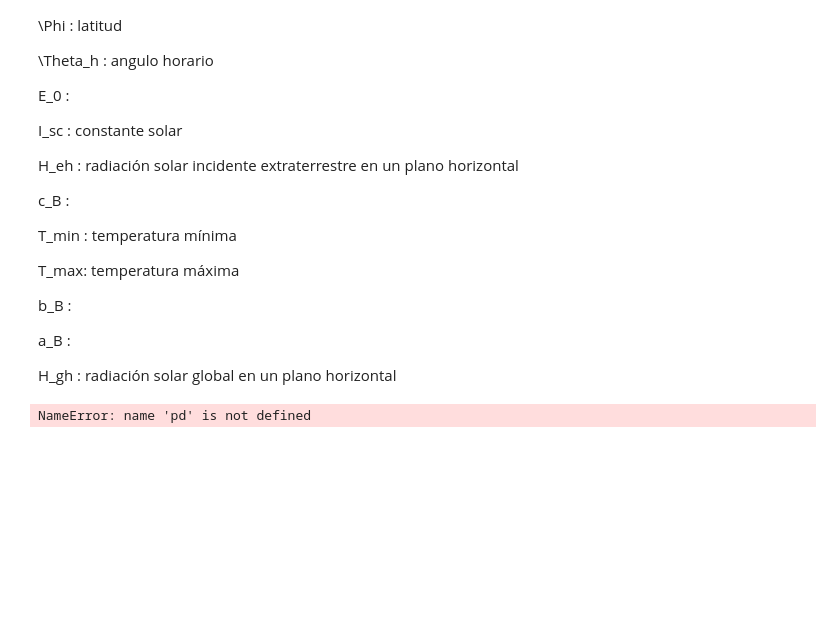
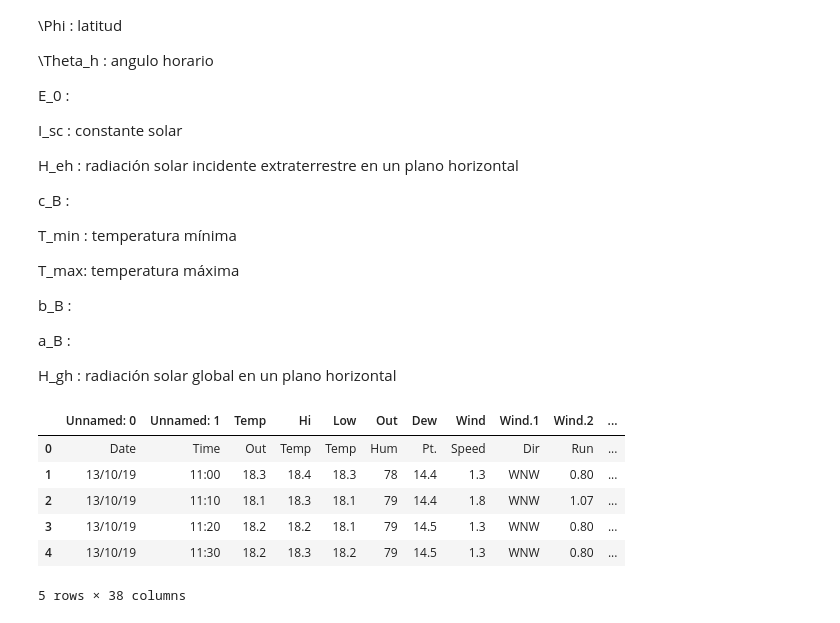
Before and after one commit to Pr0nel/weather_data, a Jupyter notebook: Notebooks/Radiation.ipynb, the cells around one changed output. Saved outputs shown, nothing was run; the diff lists cells and outputs as text; code cells hidden in the pictures; blank space fills up the shorter version.

```diff
--- a/Notebooks/Radiation.ipynb
+++ b/Notebooks/Radiation.ipynb
@@ -45,8 +45,15 @@ import matplotlib.pyplot as plt
 import seaborn as sns
 %matplotlib inline
 # %%
-df1 = pd.read_csv('Data/UNI_EMDI-LabSolar_fd07122022', sep="\t")
-df1
+path='D:/Anaconda/WeatherData/Data/'
+df1 = pd.read_csv(path + 'UNI_EMDI-LabSolar_fd07122022.txt', sep="\t")
+df1.head()
 # %% [output]
+|  | Unnamed: 0 | Unnamed: 1 | Temp | Hi | Low | Out | Dew | Wind | Wind.1 | Wind.2 | ... |
+| 0 | Date | Time | Out | Temp | Temp | Hum | Pt. | Speed | Dir | Run | ... |
+| 1 | 13/10/19 | 11:00 | 18.3 | 18.4 | 18.3 | 78 | 14.4 | 1.3 | WNW | 0.80 | ... |
+| 2 | 13/10/19 | 11:10 | 18.1 | 18.3 | 18.1 | 79 | 14.4 | 1.8 | WNW | 1.07 | ... |
+| 3 | 13/10/19 | 11:20 | 18.2 | 18.2 | 18.1 | 79 | 14.5 | 1.3 | WNW | 0.80 | ... |
+| 4 | 13/10/19 | 11:30 | 18.2 | 18.3 | 18.2 | 79 | 14.5 | 1.3 | WNW | 0.80 | ... |
-NameError: name 'pd' is not defined
+5 rows × 38 columns
 # %%
```
Also changed, not shown: parts of 6 cells of this notebook, 4 other files.
